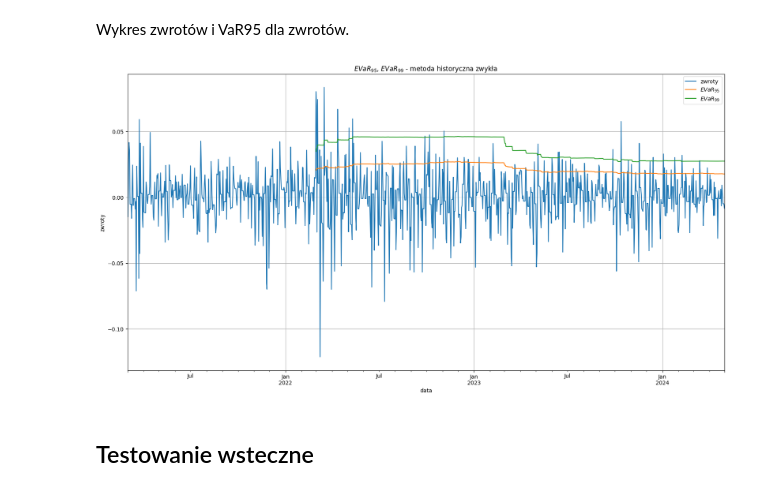
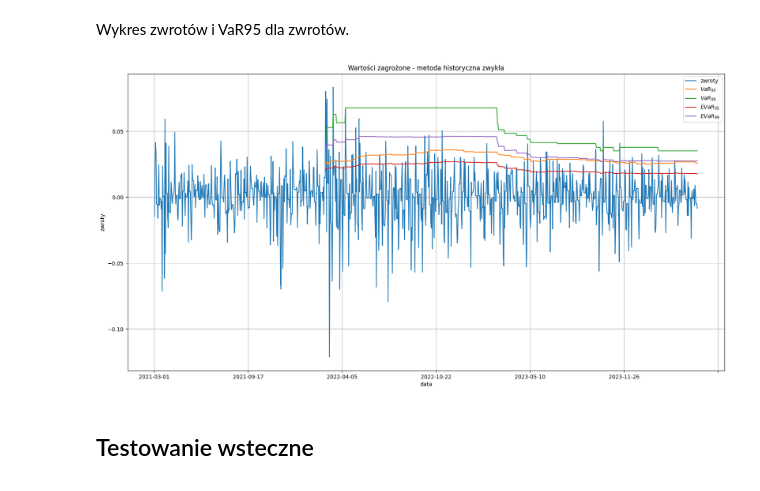
Before and after one commit to OlaHodera/risk, a Jupyter notebook: projekt3/historical_expectiles.ipynb, the cells around one changed output. Drawn from its saved outputs; the diff is of its cells as text; code cells hidden in the pictures.

```diff
--- a/projekt3/historical_expectiles.ipynb
+++ b/projekt3/historical_expectiles.ipynb
@@ -22,23 +22,25 @@ frequency = params['frequency']
 data = raw_data.resample(frequency).last()
 # %%
 data['returns'] = data.interpolate(type='linear').pct_change()
+# %%
+data = pd.read_csv("data\\historical_data.csv", index_col='Date')
 # %% [markdown]
 # Metoda historyczna
 # %%
-data = calculate_var(data, lambda x: stats.expectile(x, .95), 'hist')
-data = calculate_var(data, lambda x: stats.expectile(x, .99), 'hist', 99)
+data = calculate_var(data, lambda x: stats.expectile(x, .95), 'ehist')
+data = calculate_var(data, lambda x: stats.expectile(x, .99), 'ehist', 99)
 # %% [markdown]
 Wykres zwrotów i VaR95 dla zwrotów.
 # %%
 fig, ax = plt.subplots(figsize=(20,10))
-_ = data[['returns', 'var95_hist', 'var99_hist']].\
+_ = data[['returns', 'var95_hist', 'var99_hist', 'var95_ehist', 'var99_ehist']].\
     plot(ax=ax,
          grid=True,
          xlabel='data',
-         title='$EVaR_{95}$, $EVaR_{99}$ - metoda historyczna zwykła',
+         title='Wartości zagrożone - metoda historyczna zwykła',
          ylabel='zwroty')
-plt.legend(['zwroty', '$EVaR_{95}$', '$EVaR_{99}$'])
+plt.legend(['zwroty', '$VaR_{95}$', '$VaR_{99}$', '$EVaR_{95}$', '$EVaR_{99}$'])
 plt.savefig(f"pics\\{params['name']}\\evar_historyczna.png")
 # %% [output]
-[figure, old version]
+[figure, new version]
 # %%
```
Also changed, not shown: parts of 12 cells of this notebook, 8 other files.
